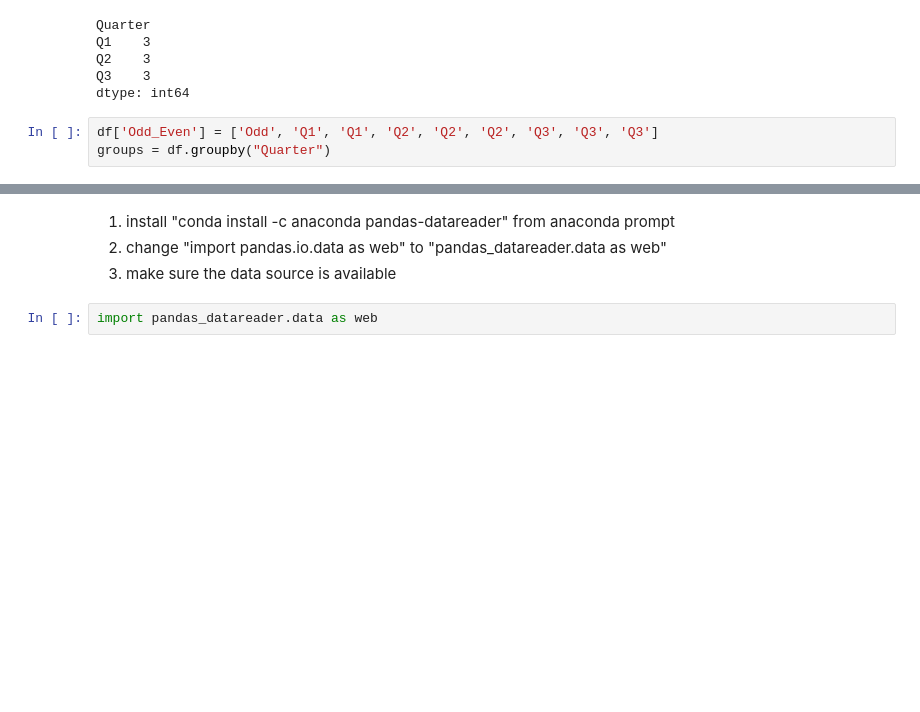
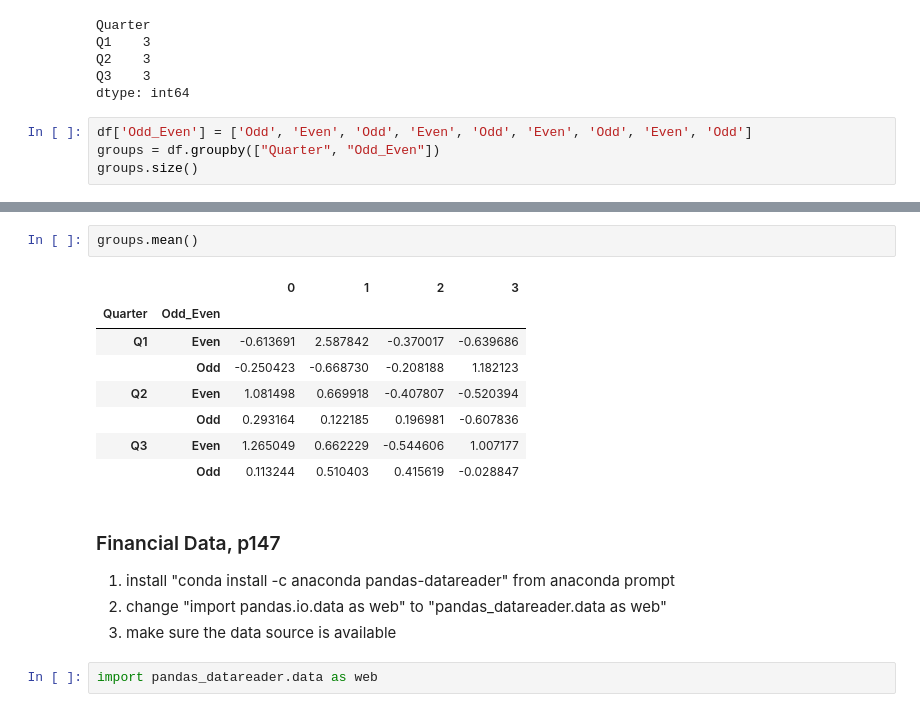
Before and after one commit to KennethWYLee/PythonInFinance, a Jupyter notebook: Ch6 Financial Time Series.ipynb, the cells around one changed output, grey strips where cells are left out. Drawn from its saved outputs; the diff is of its cells as text; blank space fills up the shorter version.

```diff
--- a/Ch6 Financial Time Series.ipynb
+++ b/Ch6 Financial Time Series.ipynb
@@ -356,6 +356,7 @@ Q1    3
 Q2    3
 Q3    3
 dtype: int64
-# %%
-df['Odd_Even'] = ['Odd', 'Q1', 'Q1', 'Q2', 'Q2', 'Q2', 'Q3', 'Q3', 'Q3']
-groups = df.groupby("Quarter")
+# %%
+df['Odd_Even'] = ['Odd', 'Even', 'Odd', 'Even', 'Odd', 'Even', 'Odd', 'Even', 'Odd']
+groups = df.groupby(["Quarter", "Odd_Even"])
+groups.size()
@@ -362,4 +372,16 @@ groups = df.groupby("Quarter")
+# %%
+groups.mean()
+# %% [output]
+|  |  | 0 | 1 | 2 | 3 |
+| Quarter | Odd_Even |  |  |  |  |
+| Q1 | Even | -0.613691 | 2.587842 | -0.370017 | -0.639686 |
+|  | Odd | -0.250423 | -0.668730 | -0.208188 | 1.182123 |
+| Q2 | Even | 1.081498 | 0.669918 | -0.407807 | -0.520394 |
+|  | Odd | 0.293164 | 0.122185 | 0.196981 | -0.607836 |
+| Q3 | Even | 1.265049 | 0.662229 | -0.544606 | 1.007177 |
+|  | Odd | 0.113244 | 0.510403 | 0.415619 | -0.028847 |
 # %% [markdown]
+### Financial Data, p147
 1. install "conda install -c anaconda pandas-datareader" from anaconda prompt
 2. change "import pandas.io.data as web" to "pandas_datareader.data as web"
 3. make sure the data source is available
```
Also changed, not shown: parts of 23 cells of this notebook.
